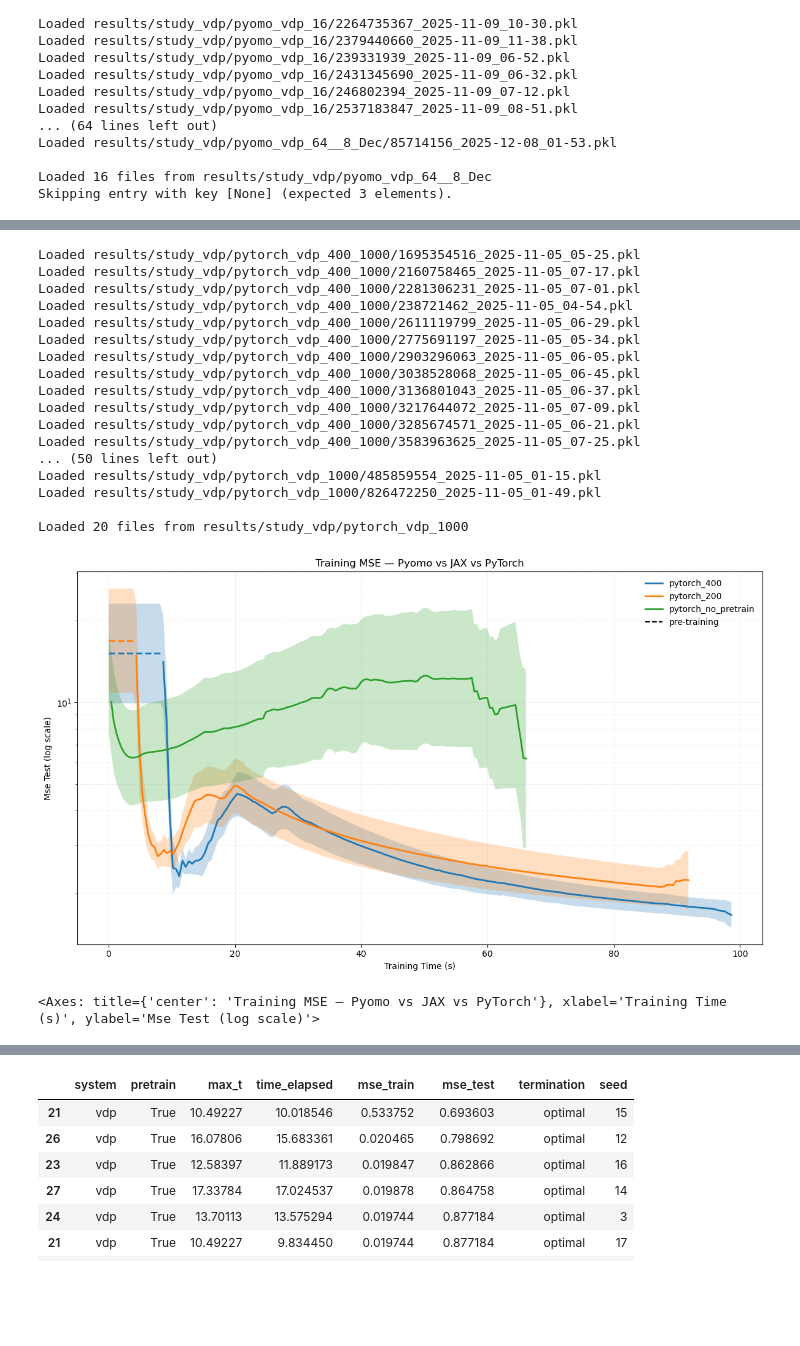
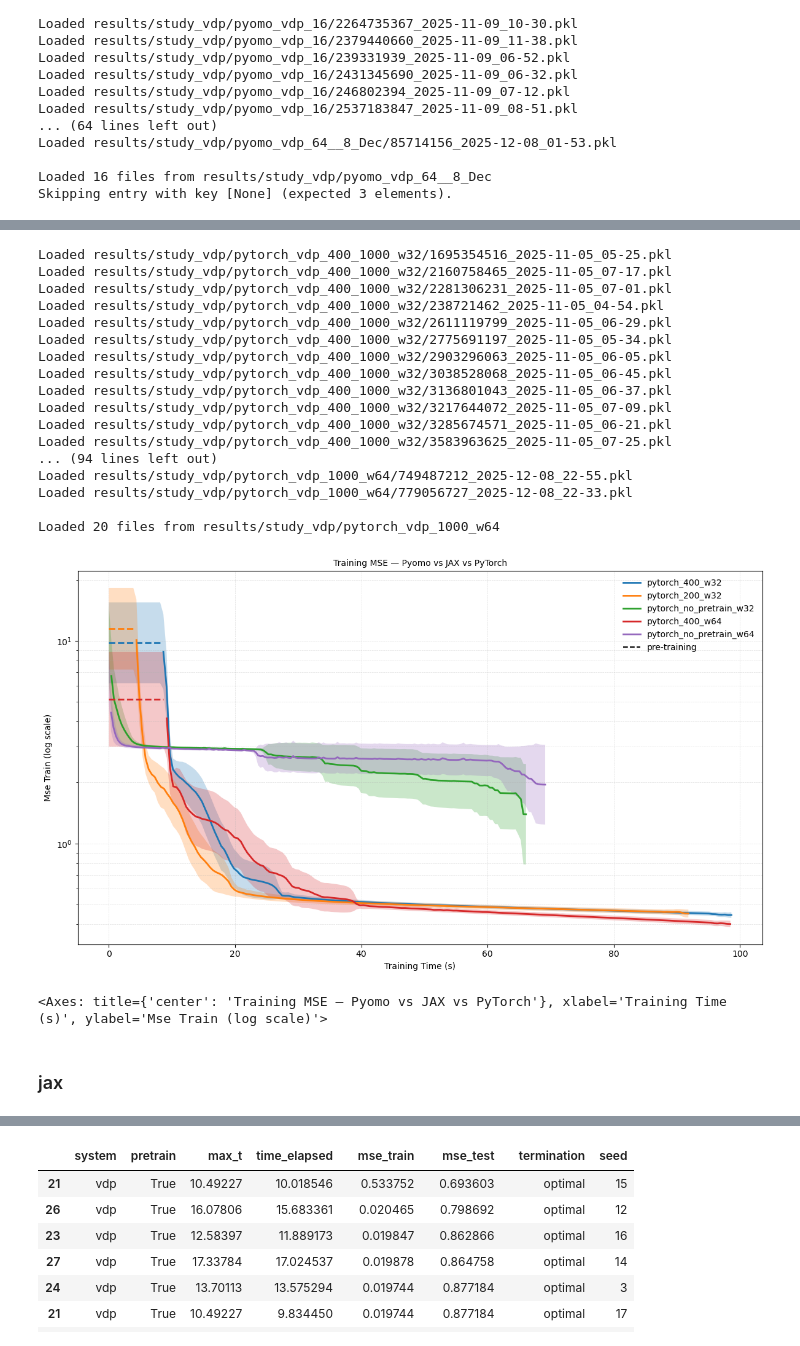
Before and after one commit to mariashapo/NODE, a Jupyter notebook: src/analysis/synthetic/training_conv_vdp.ipynb, the cells around one changed output, grey strips where cells are left out. Saved outputs shown, nothing was run; the diff lists cells and outputs as text; code cells hidden in the pictures; blank space fills up the shorter version.

```diff
--- a/src/analysis/synthetic/training_conv_vdp.ipynb
+++ b/src/analysis/synthetic/training_conv_vdp.ipynb
@@ -83,28 +83,34 @@ plot_time_bands(
 <Axes: title={'center': 'Testing MSE — Pyomo vs JAX vs PyTorch'}, xlabel='Training Time (s)', ylabel='Mse Test (log scale)'>
 # %%
-results = load_all_pickles("results/study_vdp/pytorch_vdp_400_1000", recursive=False)
-pytoch_results_df_400 = Results.flatten_convergence_data(results, key_list=["system", "pretrain", "max_t"], model_type="pytorch")
+results = load_all_pickles("results/study_vdp/pytorch_vdp_400_1000_w32", recursive=False)
+pytoch_results_df_400_w32 = Results.flatten_convergence_data(results, key_list=["system", "pretrain", "max_t"], model_type="pytorch")
 
-results = load_all_pickles("results/study_vdp/pytorch_vdp_200_1000", recursive=False)
-pytoch_results_df_200 = Results.flatten_convergence_data(results, key_list=["system", "pretrain", "max_t"], model_type="pytorch")
+results = load_all_pickles("results/study_vdp/pytorch_vdp_200_1000_w32", recursive=False)
+pytoch_results_df_200_w32 = Results.flatten_convergence_data(results, key_list=["system", "pretrain", "max_t"], model_type="pytorch")
 
-results = load_all_pickles("results/study_vdp/pytorch_vdp_1000", recursive=False)
-pytoch_results_df_no_pretrain = Results.flatten_convergence_data(results, key_list=["system", "pretrain", "max_t"], model_type="pytorch")
+results = load_all_pickles("results/study_vdp/pytorch_vdp_1000_w32", recursive=False)
+pytoch_results_df_no_pretrain_32 = Results.flatten_convergence_data(results, key_list=["system", "pretrain", "max_t"], model_type="pytorch")
+
+results = load_all_pickles("results/study_vdp/pytorch_vdp_400_1000_w64", recursive=False)
+pytoch_results_df_400_w64 = Results.flatten_convergence_data(results, key_list=["system", "pretrain", "max_t"], model_type="pytorch")
+
+results = load_all_pickles("results/study_vdp/pytorch_vdp_1000_w64", recursive=False)
+pytoch_results_df_no_pretrain_64 = Results.flatten_convergence_data(results, key_list=["system", "pretrain", "max_t"], model_type="pytorch")
 # %% [output]
-Loaded results/study_vdp/pytorch_vdp_400_1000/1695354516_2025-11-05_05-25.pkl
-Loaded results/study_vdp/pytorch_vdp_400_1000/2160758465_2025-11-05_07-17.pkl
-Loaded results/study_vdp/pytorch_vdp_400_1000/2281306231_2025-11-05_07-01.pkl
-Loaded results/study_vdp/pytorch_vdp_400_1000/238721462_2025-11-05_04-54.pkl
-Loaded results/study_vdp/pytorch_vdp_400_1000/2611119799_2025-11-05_06-29.pkl
-Loaded results/study_vdp/pytorch_vdp_400_1000/2775691197_2025-11-05_05-34.pkl
-Loaded results/study_vdp/pytorch_vdp_400_1000/2903296063_2025-11-05_06-05.pkl
-Loaded results/study_vdp/pytorch_vdp_400_1000/3038528068_2025-11-05_06-45.pkl
-Loaded results/study_vdp/pytorch_vdp_400_1000/3136801043_2025-11-05_06-37.pkl
-Loaded results/study_vdp/pytorch_vdp_400_1000/3217644072_2025-11-05_07-09.pkl
-Loaded results/study_vdp/pytorch_vdp_400_1000/3285674571_2025-11-05_06-21.pkl
-Loaded results/study_vdp/pytorch_vdp_400_1000/3583963625_2025-11-05_07-25.pkl
-... (50 lines left out)
-Loaded results/study_vdp/pytorch_vdp_1000/485859554_2025-11-05_01-15.pkl
-Loaded results/study_vdp/pytorch_vdp_1000/826472250_2025-11-05_01-49.pkl
+Loaded results/study_vdp/pytorch_vdp_400_1000_w32/1695354516_2025-11-05_05-25.pkl
+Loaded results/study_vdp/pytorch_vdp_400_1000_w32/2160758465_2025-11-05_07-17.pkl
+Loaded results/study_vdp/pytorch_vdp_400_1000_w32/2281306231_2025-11-05_07-01.pkl
+Loaded results/study_vdp/pytorch_vdp_400_1000_w32/238721462_2025-11-05_04-54.pkl
+Loaded results/study_vdp/pytorch_vdp_400_1000_w32/2611119799_2025-11-05_06-29.pkl
+Loaded results/study_vdp/pytorch_vdp_400_1000_w32/2775691197_2025-11-05_05-34.pkl
+Loaded results/study_vdp/pytorch_vdp_400_1000_w32/2903296063_2025-11-05_06-05.pkl
+Loaded results/study_vdp/pytorch_vdp_400_1000_w32/3038528068_2025-11-05_06-45.pkl
+Loaded results/study_vdp/pytorch_vdp_400_1000_w32/3136801043_2025-11-05_06-37.pkl
+Loaded results/study_vdp/pytorch_vdp_400_1000_w32/3217644072_2025-11-05_07-09.pkl
+Loaded results/study_vdp/pytorch_vdp_400_1000_w32/3285674571_2025-11-05_06-21.pkl
+Loaded results/study_vdp/pytorch_vdp_400_1000_w32/3583963625_2025-11-05_07-25.pkl
+... (94 lines left out)
+Loaded results/study_vdp/pytorch_vdp_1000_w64/749487212_2025-12-08_22-55.pkl
+Loaded results/study_vdp/pytorch_vdp_1000_w64/779056727_2025-12-08_22-33.pkl
 
-Loaded 20 files from results/study_vdp/pytorch_vdp_1000
+Loaded 20 files from results/study_vdp/pytorch_vdp_1000_w64
@@ -117,11 +117,19 @@ pytorch_comparison_dfs = {
+# %%
+pytorch_comparison_dfs = {
+    "pytorch_400_w32": pytoch_results_df_400_w32,
+    "pytorch_200_w32": pytoch_results_df_200_w32,
+    "pytorch_no_pretrain_w32": pytoch_results_df_no_pretrain_32,
+    "pytorch_400_w64": pytoch_results_df_400_w64,
+    "pytorch_no_pretrain_w64": pytoch_results_df_no_pretrain_64,
+}
 # %%
 plot_time_bands(
     pytorch_comparison_dfs,
-    y_col="mse_test",  # or "mse_test"
+    y_col="mse_train",  # or "mse_test"
     title="Training MSE — Pyomo vs JAX vs PyTorch",
     logy=True,
     align_grid = False
 )
 # %% [output]
-[figure, old version]
+[figure, new version]
-<Axes: title={'center': 'Training MSE — Pyomo vs JAX vs PyTorch'}, xlabel='Training Time (s)', ylabel='Mse Test (log scale)'>
+<Axes: title={'center': 'Training MSE — Pyomo vs JAX vs PyTorch'}, xlabel='Training Time (s)', ylabel='Mse Train (log scale)'>
@@ -132,0 +136,2 @@ comparison_dfs = {
+# %% [markdown]
+### jax
```
Also changed, not shown: parts of 11 cells of this notebook, 6 other files.
